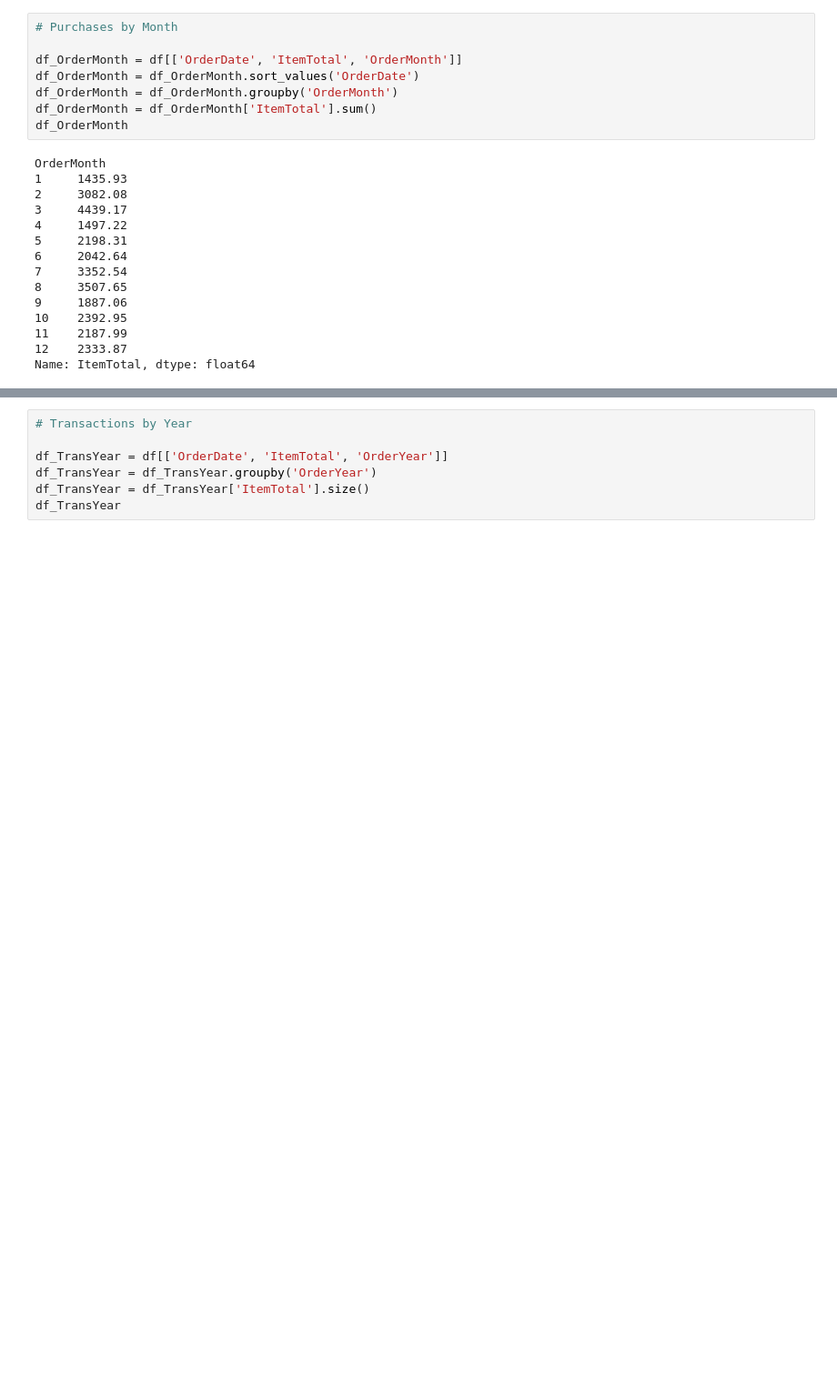
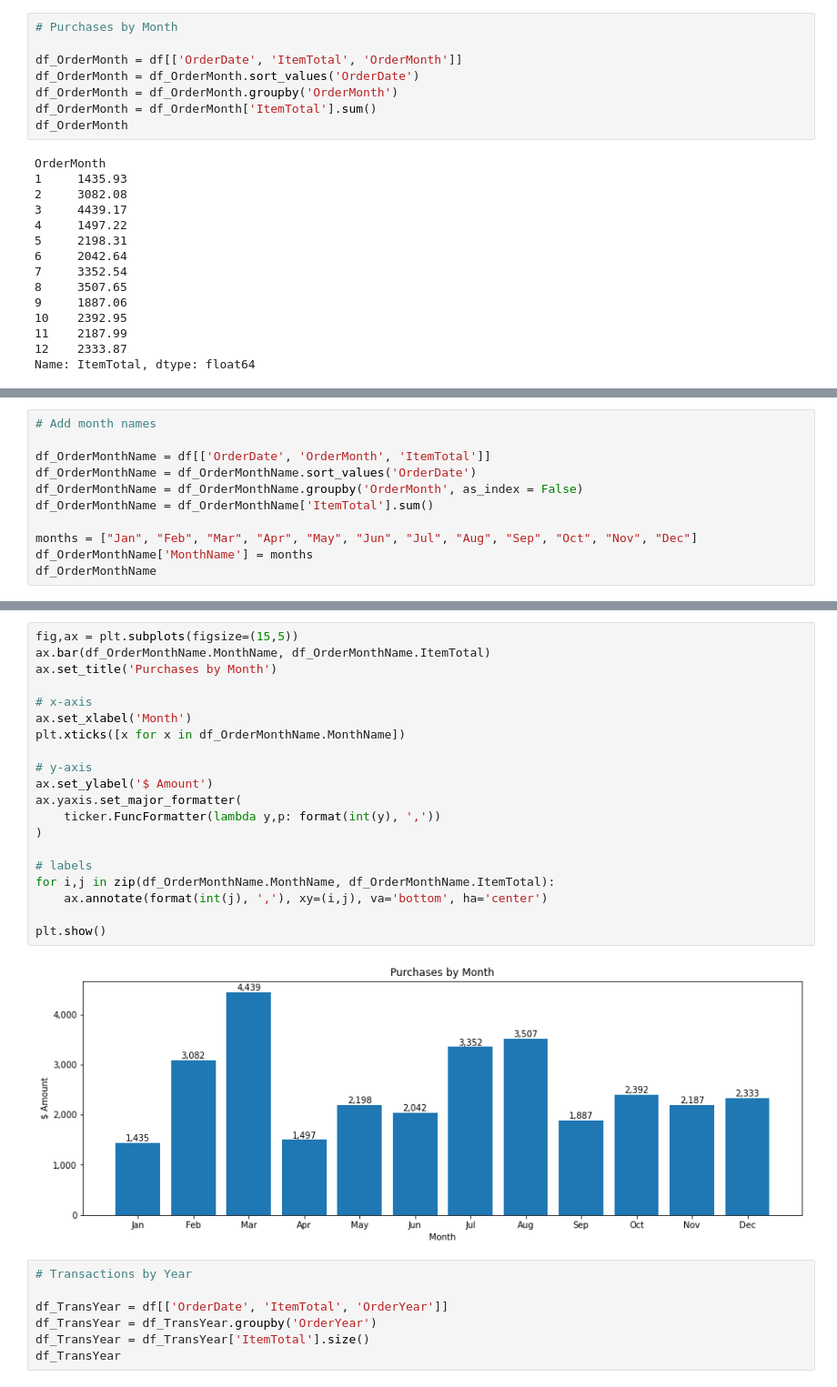
Before and after one commit to AmitSamra/AmazonOrderHistory, a Jupyter notebook: AmazonOrderHistory.ipynb, the cells around one changed output, grey strips where cells are left out. Shown at 91% size. Cells and saved outputs as stored; diff of their text form; blank space fills up the shorter version.

```diff
--- a/AmazonOrderHistory.ipynb
+++ b/AmazonOrderHistory.ipynb
@@ -510,0 +534,11 @@ plt.show()
+# %%
+# Add month names
+
+df_OrderMonthName = df[['OrderDate', 'OrderMonth', 'ItemTotal']]
+df_OrderMonthName = df_OrderMonthName.sort_values('OrderDate')
+df_OrderMonthName = df_OrderMonthName.groupby('OrderMonth', as_index = False)
+df_OrderMonthName = df_OrderMonthName['ItemTotal'].sum()
+
+months = ["Jan", "Feb", "Mar", "Apr", "May", "Jun", "Jul", "Aug", "Sep", "Oct", "Nov", "Dec"]
+df_OrderMonthName['MonthName'] = months
+df_OrderMonthName
@@ -511,3 +559,25 @@ plt.show()
+# %%
+fig,ax = plt.subplots(figsize=(15,5))
+ax.bar(df_OrderMonthName.MonthName, df_OrderMonthName.ItemTotal)
+ax.set_title('Purchases by Month')
+
+# x-axis
+ax.set_xlabel('Month')
+plt.xticks([x for x in df_OrderMonthName.MonthName])
+
+# y-axis
+ax.set_ylabel('$ Amount')
+ax.yaxis.set_major_formatter(
+    ticker.FuncFormatter(lambda y,p: format(int(y), ','))
+)
+
+# labels
+for i,j in zip(df_OrderMonthName.MonthName, df_OrderMonthName.ItemTotal):
+    ax.annotate(format(int(j), ','), xy=(i,j), va='bottom', ha='center')
+
+plt.show()
+# %% [output]
+[figure, added]
 # %%
 # Transactions by Year
 
```
Also changed, not shown: parts of 7 cells of this notebook.
